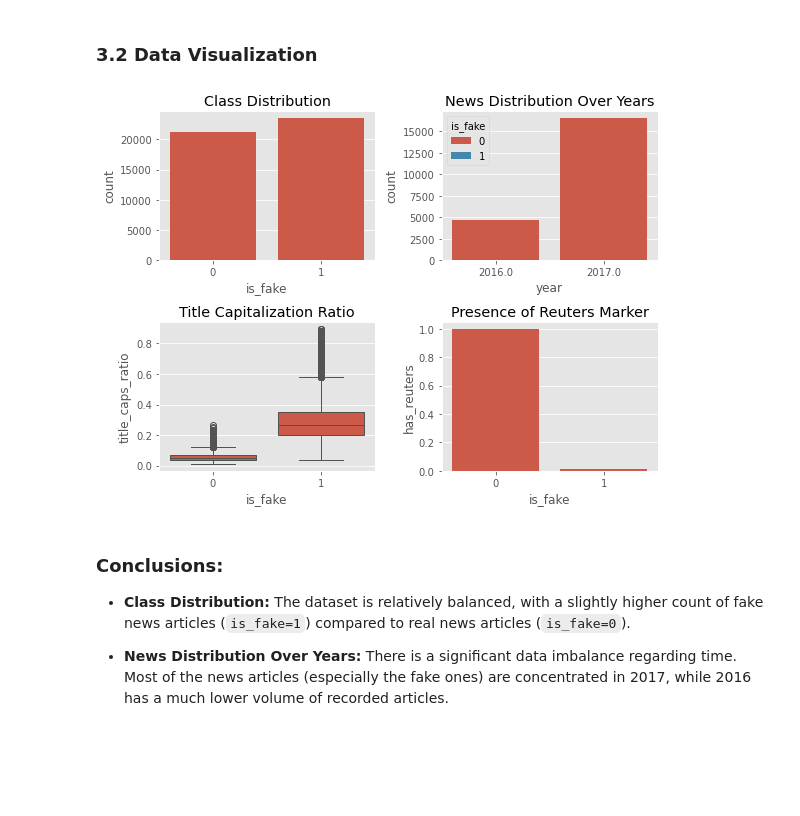
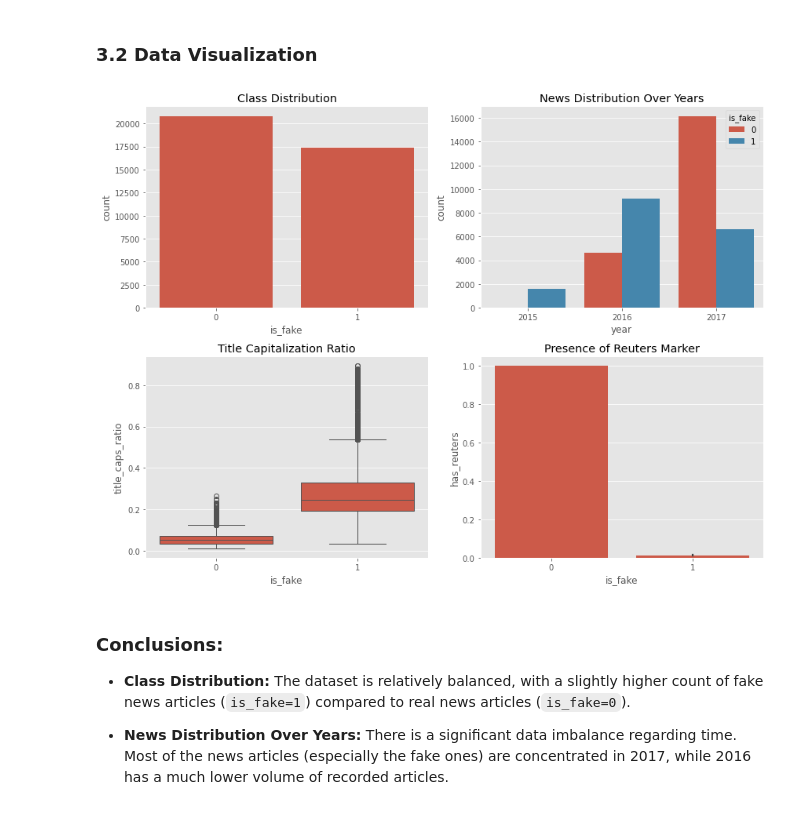
Before and after one commit to LiubovRev/Fake-News-Detector, a Jupyter notebook: fake_news_project.ipynb, the cells around one changed output. Drawn from its saved outputs; the diff is of its cells as text; code cells hidden in the pictures; blank space fills up the shorter version.

```diff
--- a/fake_news_project.ipynb
+++ b/fake_news_project.ipynb
@@ -69,11 +104,12 @@ True
 # %%
-df = pd.read_csv('fake_news_full_data.csv', index_col=0)
-df['date'] = pd.to_datetime(df['date'], errors='coerce')
+df = clean_duplicates(df)
+print('-'*20)
+df_cleaned = clean_dates(df, date_col='date')
+print(df_cleaned[['date']].head(10))
 
 df['title_caps_ratio'] = df['title'].apply(
     lambda x: sum(1 for c in str(x) if c.isupper()) / len(str(x))
-    if len(str(x)) > 0 else 0
-)
+    if len(str(x)) > 0 else 0)
 
 df['excl_count'] = df['text'].apply(lambda x: str(x).count('!'))
 df['has_reuters'] = df['text'].apply(lambda x: 1 if 'reuters' in str(x).lower() else 0)
@@ -81,25 +135,25 @@ df['has_reuters'] = df['text'].apply(lambda x: 1 if 'reuters' in str(x).lower()
 ### 3.2 Data Visualization
 # %%
 plt.style.use('ggplot')
-fig, axes = plt.subplots(2, 2, figsize=(8, 6))
+fig, axes = plt.subplots(2, 2, figsize=(12, 9))
 
 sns.countplot(x='is_fake', data=df, ax=axes[0,0])
 axes[0,0].set_title('Class Distribution')
 
 df['year'] = df['date'].dt.year
 sns.countplot(x='year', hue='is_fake', data=df, ax=axes[0,1])
 axes[0,1].set_title('News Distribution Over Years')
 
 sns.boxplot(x='is_fake', y='title_caps_ratio', data=df, ax=axes[1,0])
 axes[1,0].set_title('Title Capitalization Ratio')
 
 sns.barplot(x='is_fake', y='has_reuters', data=df, ax=axes[1,1])
 axes[1,1].set_title('Presence of Reuters Marker')
 
 plt.tight_layout()
 plt.show()
 # %% [output]
-[figure, old version]
+[figure, new version]
 # %% [markdown]
 ### Conclusions:
 
```
Also changed, not shown: parts of 65 cells of this notebook, 1 other file.
